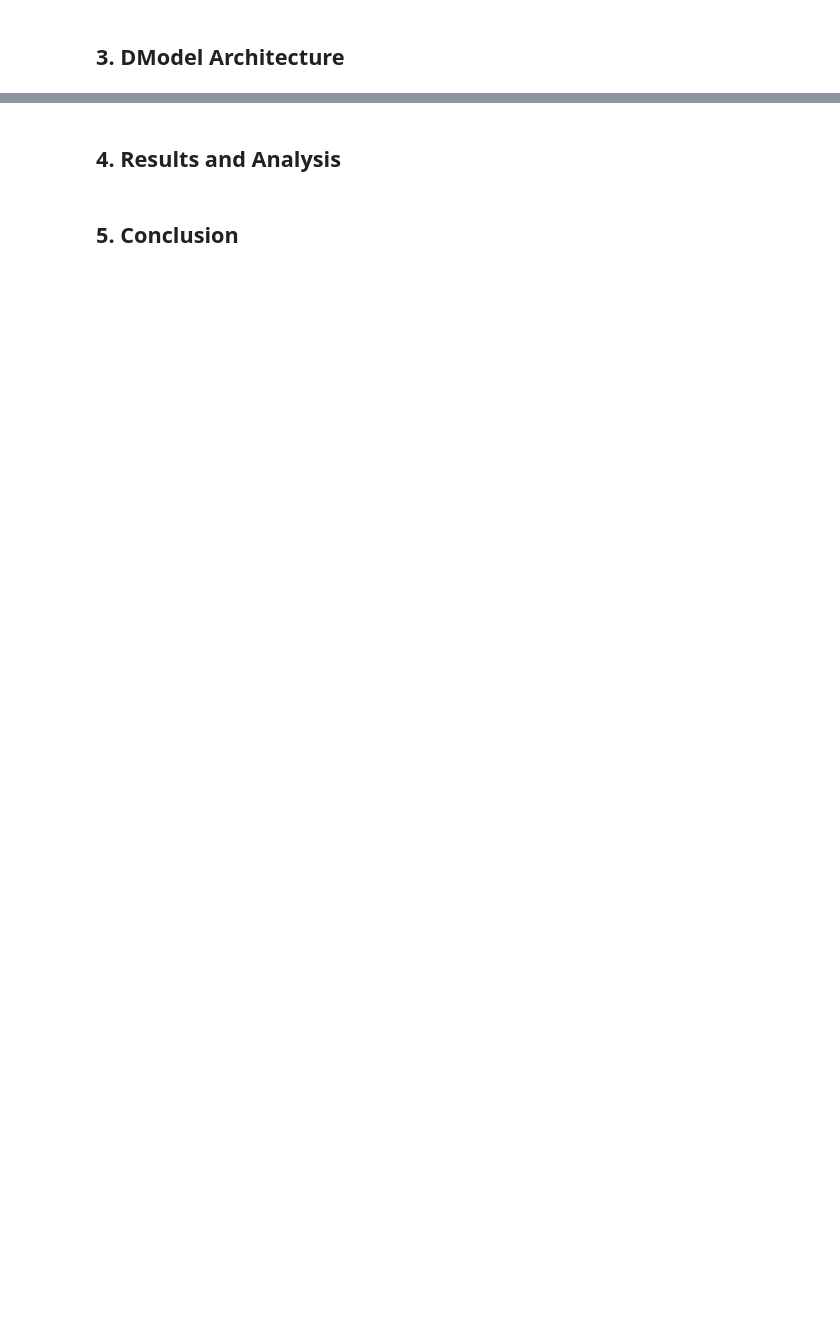
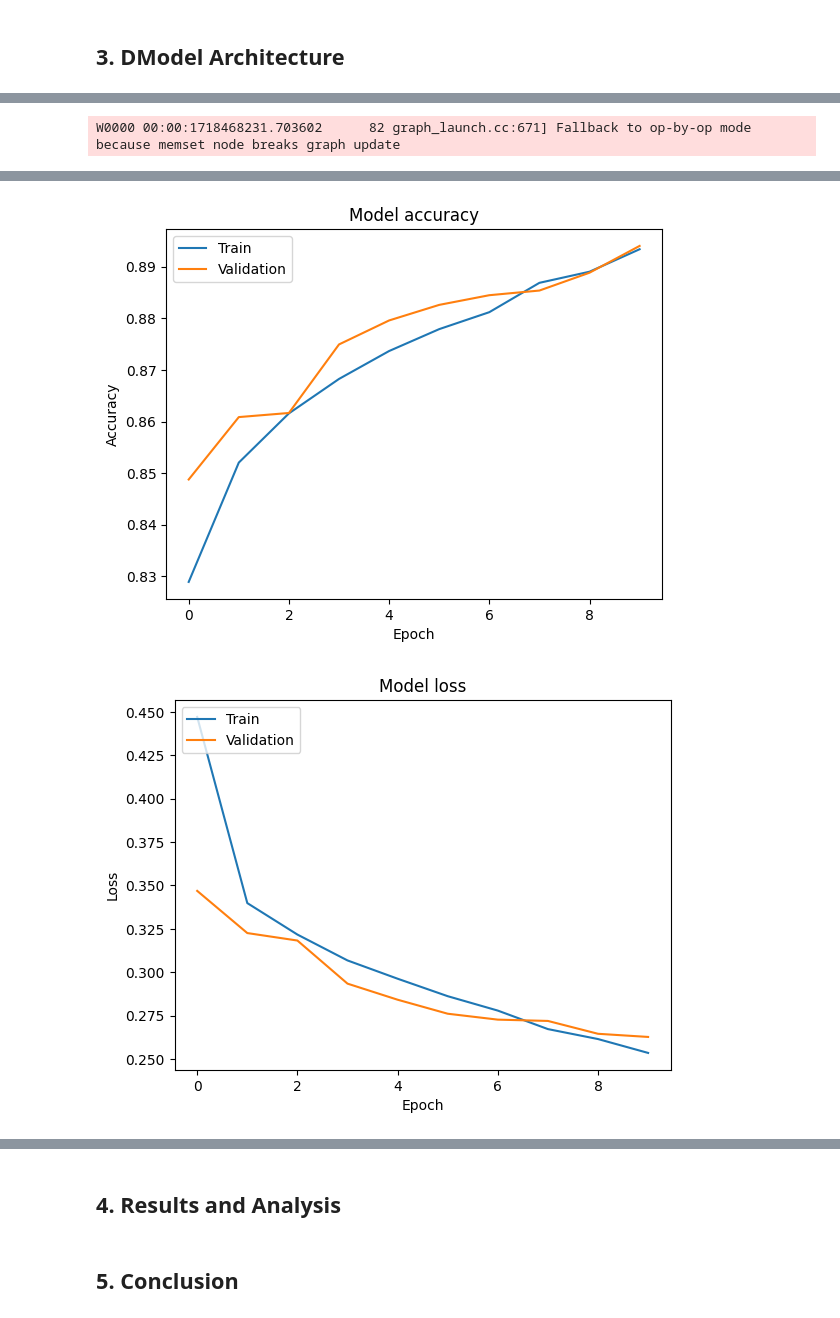
Before and after one commit to scihhl/histopathologic-cancer-detection, a Jupyter notebook: histopathologic-cancer-detection.ipynb, the cells around one changed output, grey strips where cells are left out. Saved outputs shown, nothing was run; the diff lists cells and outputs as text; code cells hidden in the pictures; blank space fills up the shorter version.

```diff
--- a/histopathologic-cancer-detection.ipynb
+++ b/histopathologic-cancer-detection.ipynb
@@ -172,0 +447,34 @@ else:
+# %%
+# Data preparation using CustomDataGenerator
+image_directory = '/kaggle/input/histopathologic-cancer-detection/train'
+batch_size = 50
+target_size = (96, 96)
+labels = pd.read_csv('/kaggle/input/histopathologic-cancer-detection/train_labels.csv')
+
+train_generator = CustomDataGenerator(labels, image_directory, batch_size, target_size, shuffle=True, subset='training')
+validation_generator = CustomDataGenerator(labels, image_directory, batch_size, target_size, shuffle=False, subset='validation')
+
+history = model.fit(
+    train_generator,
+    validation_data=validation_generator,
+    epochs=10
+)
+
+# Plot training & validation accuracy values
+plt.plot(history.history['accuracy'])
+plt.plot(history.history['val_accuracy'])
+plt.title('Model accuracy')
+plt.ylabel('Accuracy')
+plt.xlabel('Epoch')
+plt.legend(['Train', 'Validation'], loc='upper left')
+plt.show()
+
+# Plot training & validation loss values
+plt.plot(history.history['loss'])
+plt.plot(history.history['val_loss'])
+plt.title('Model loss')
+plt.ylabel('Loss')
+plt.xlabel('Epoch')
+plt.legend(['Train', 'Validation'], loc='upper left')
+plt.show()
+# %% [output]
@@ -172,0 +483 @@ else:
+W0000 00:00:1718468231.703602      82 graph_launch.cc:671] Fallback to op-by-op mode because memset node breaks graph update
@@ -172,0 +503,2 @@ else:
+[figure, added]
+[figure, added]
```
Also changed, not shown: parts of 37 cells of this notebook.
